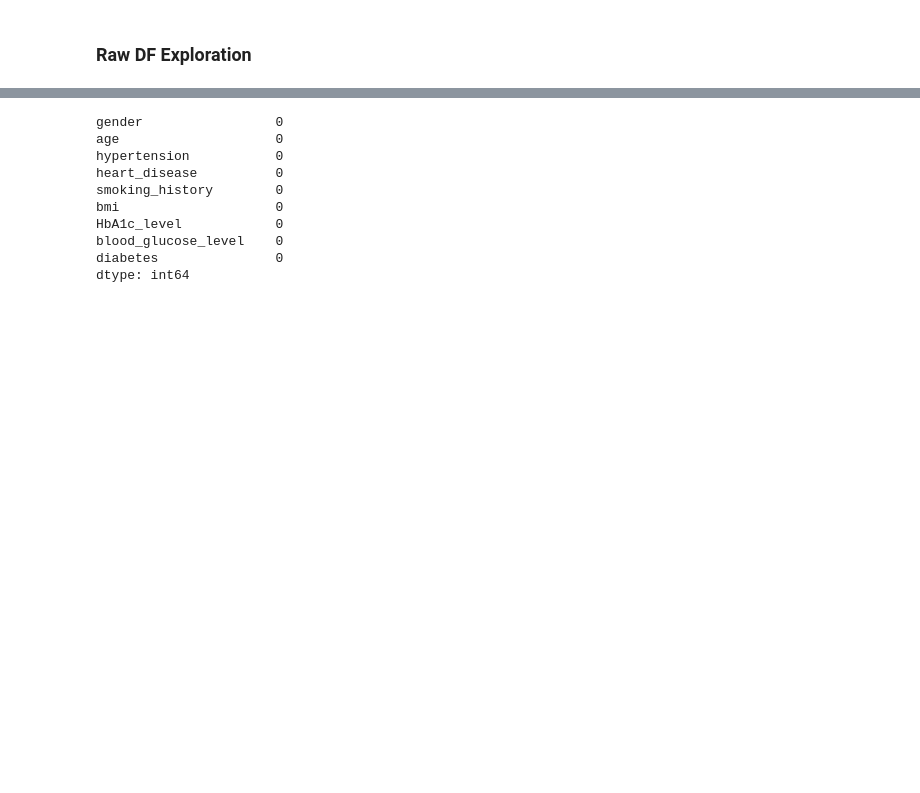
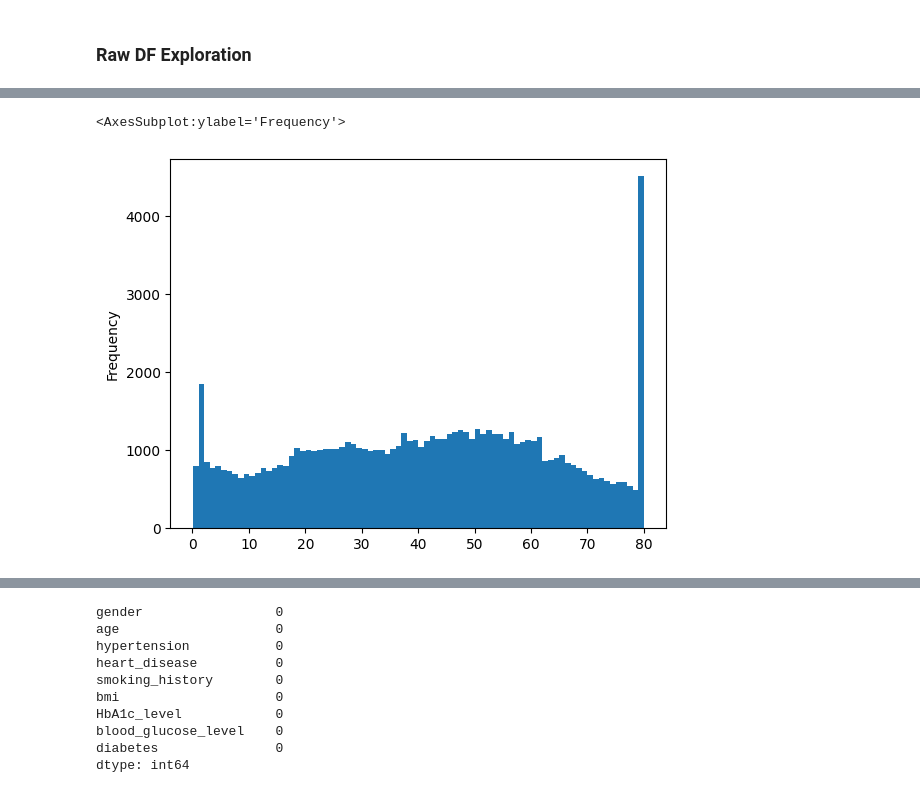
Before and after one commit to leslie-zi-pan/diabetes-prediction, a Jupyter notebook: notebooks/2.0-lp-exploratory-data-analysis.ipynb, the cells around one changed output, grey strips where cells are left out. Saved outputs shown, nothing was run; the diff lists cells and outputs as text; code cells hidden in the pictures; blank space fills up the shorter version.

```diff
--- a/notebooks/2.0-lp-exploratory-data-analysis.ipynb
+++ b/notebooks/2.0-lp-exploratory-data-analysis.ipynb
@@ -55,0 +82,5 @@ data.describe().transpose()
+# %%
+df["age"].plot(kind="hist", bins=80)
+# %% [output]
+<AxesSubplot:ylabel='Frequency'>
+[figure, added]
```
Also changed, not shown: parts of 54 cells of this notebook, 3 other files.
